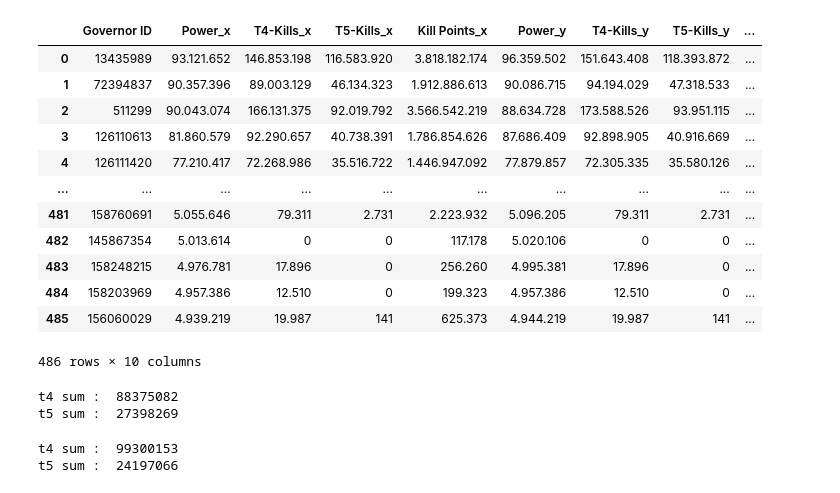
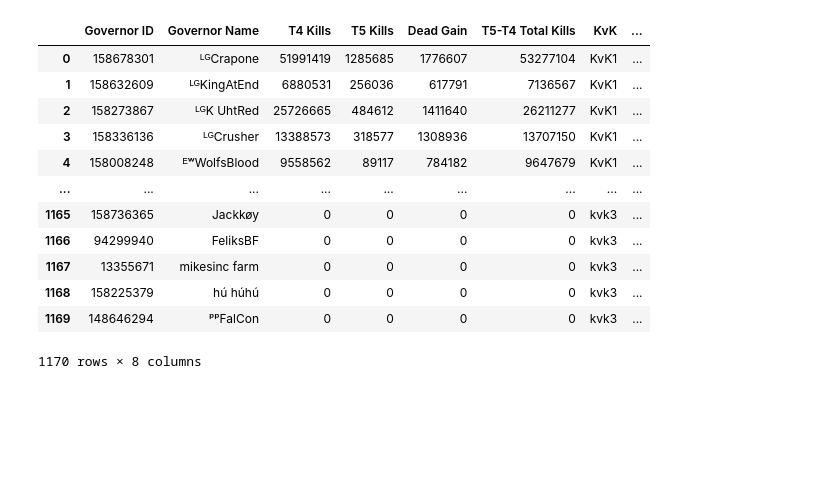
Before and after one commit to msamedozmen/3198_KvK_Dashboard, a Jupyter notebook: main.ipynb, the cells around one changed output. Drawn from its saved outputs; the diff is of its cells as text; code cells hidden in the pictures; blank space fills up the shorter version.

```diff
--- a/main.ipynb
+++ b/main.ipynb
@@ -42,0 +67,21 @@ before_kl
+# %%
+def merge_into_one(**kwargs):
+    df_name_list = [f"{key}_df" for (key,value) in kwargs.items()]
+    index=0
+    df_list = []
+    for (key,value) in kwargs.items():
+
+        df_name_list[index] = pd.read_excel(f"{value}.xlsx")
+        df_list.append(df_name_list[index])
+        index+=1
+
+    # merged_df = pd.concat(df_list)
+    return df_list
+# %%
+df_list = merge_into_one(kvk1="kvk1",kvk2="kvk2",kvk3="kvk3")
+# %%
+merged_df = pd.concat([df for df in df_list ],ignore_index=True)
+# %%
+merged_df=merged_df.drop(columns=["Unnamed: 0"])
+
+# merged_df["Total Kill Points"] = merged_df["T4 Kills"]*10 + merged_df["T5 Kills"]*20
@@ -43,16 +93,16 @@ before_kl
 # %%
-before_kl.dropna()
+merged_df.dropna()
 # %% [output]
-|  | Governor ID | Power_x | T4-Kills_x | T5-Kills_x | Kill Points_x | Power_y | T4-Kills_y | T5-Kills_y | ... |
-| 0 | 13435989 | 93.121.652 | 146.853.198 | 116.583.920 | 3.818.182.174 | 96.359.502 | 151.643.408 | 118.393.872 | ... |
-| 1 | 72394837 | 90.357.396 | 89.003.129 | 46.134.323 | 1.912.886.613 | 90.086.715 | 94.194.029 | 47.318.533 | ... |
-| 2 | 511299 | 90.043.074 | 166.131.375 | 92.019.792 | 3.566.542.219 | 88.634.728 | 173.588.526 | 93.951.115 | ... |
-| 3 | 126110613 | 81.860.579 | 92.290.657 | 40.738.391 | 1.786.854.626 | 87.686.409 | 92.898.905 | 40.916.669 | ... |
-| 4 | 126111420 | 77.210.417 | 72.268.986 | 35.516.722 | 1.446.947.092 | 77.879.857 | 72.305.335 | 35.580.126 | ... |
-| ... | ... | ... | ... | ... | ... | ... | ... | ... | ... |
-| 481 | 158760691 | 5.055.646 | 79.311 | 2.731 | 2.223.932 | 5.096.205 | 79.311 | 2.731 | ... |
-| 482 | 145867354 | 5.013.614 | 0 | 0 | 117.178 | 5.020.106 | 0 | 0 | ... |
-| 483 | 158248215 | 4.976.781 | 17.896 | 0 | 256.260 | 4.995.381 | 17.896 | 0 | ... |
-| 484 | 158203969 | 4.957.386 | 12.510 | 0 | 199.323 | 4.957.386 | 12.510 | 0 | ... |
-| 485 | 156060029 | 4.939.219 | 19.987 | 141 | 625.373 | 4.944.219 | 19.987 | 141 | ... |
+|  | Governor ID | Governor Name | T4 Kills | T5 Kills | Dead Gain | T5-T4 Total Kills | KvK | ... |
+| 0 | 158678301 | ᴸᴳCrapone | 51991419 | 1285685 | 1776607 | 53277104 | KvK1 | ... |
+| 1 | 158632609 | ᴸᴳKingAtEnd | 6880531 | 256036 | 617791 | 7136567 | KvK1 | ... |
+| 2 | 158273867 | ᴸᴳK UhtRed | 25726665 | 484612 | 1411640 | 26211277 | KvK1 | ... |
+| 3 | 158336136 | ᴸᴳCrusher | 13388573 | 318577 | 1308936 | 13707150 | KvK1 | ... |
+| 4 | 158008248 | ᴱʷWolfsBlood | 9558562 | 89117 | 784182 | 9647679 | KvK1 | ... |
+| ... | ... | ... | ... | ... | ... | ... | ... | ... |
+| 1165 | 158736365 | Jackkøy | 0 | 0 | 0 | 0 | kvk3 | ... |
+| 1166 | 94299940 | FeliksBF | 0 | 0 | 0 | 0 | kvk3 | ... |
+| 1167 | 13355671 | mikesinc farm | 0 | 0 | 0 | 0 | kvk3 | ... |
+| 1168 | 158225379 | hú húhú | 0 | 0 | 0 | 0 | kvk3 | ... |
+| 1169 | 148646294 | ᵖᵖFalCon | 0 | 0 | 0 | 0 | kvk3 | ... |
-486 rows × 10 columns
+1170 rows × 8 columns
@@ -70,26 +108,0 @@ t5_sum_6_14 = before_kl["T5 DIFF"].sum()
-# %%
-print("t4 sum : ",t4_sum_6_14)
-print("t5 sum : ", t5_sum_6_14)
-# %% [output]
-t4 sum :  88375082
-t5 sum :  27398269
-# %%
-before_kl_18_6 = pd.merge(jan18,feb6,on="Governor ID")
-
-before_kl_18_6
-before_kl_18_6.dropna()
-before_kl_18_6["T4-Kills_y"] = before_kl_18_6["T4-Kills_y"].astype(str).str.replace('.', '').astype(int)
-before_kl_18_6["T5-Kills_y"] = before_kl_18_6["T5-Kills_y"].astype(str).str.replace('.', '').astype(int)
-before_kl_18_6["T4-Kills_x"] = before_kl_18_6["T4-Kills_x"].astype(str).str.replace('.', '').astype(int)
-before_kl_18_6["T5-Kills_x"] = before_kl_18_6["T5-Kills_x"].astype(str).str.replace('.', '').astype(int)
-
-before_kl_18_6["T4 DIFF"] = before_kl_18_6["T4-Kills_y"] -  before_kl_18_6["T4-Kills_x"]
-before_kl_18_6["T5 DIFF"] =before_kl_18_6["T5-Kills_y"] -  before_kl_18_6["T5-Kills_x"]
-
-t4_sum_18_6 = before_kl_18_6["T4 DIFF"].sum()
-t5_sum_18_6 = before_kl_18_6["T5 DIFF"].sum()
-print("t4 sum : ",t4_sum_18_6)
-print("t5 sum : ", t5_sum_18_6)
-# %% [output]
-t4 sum :  99300153
-t5 sum :  24197066
```
Also changed, not shown: parts of 26 cells of this notebook, 6 other files.
